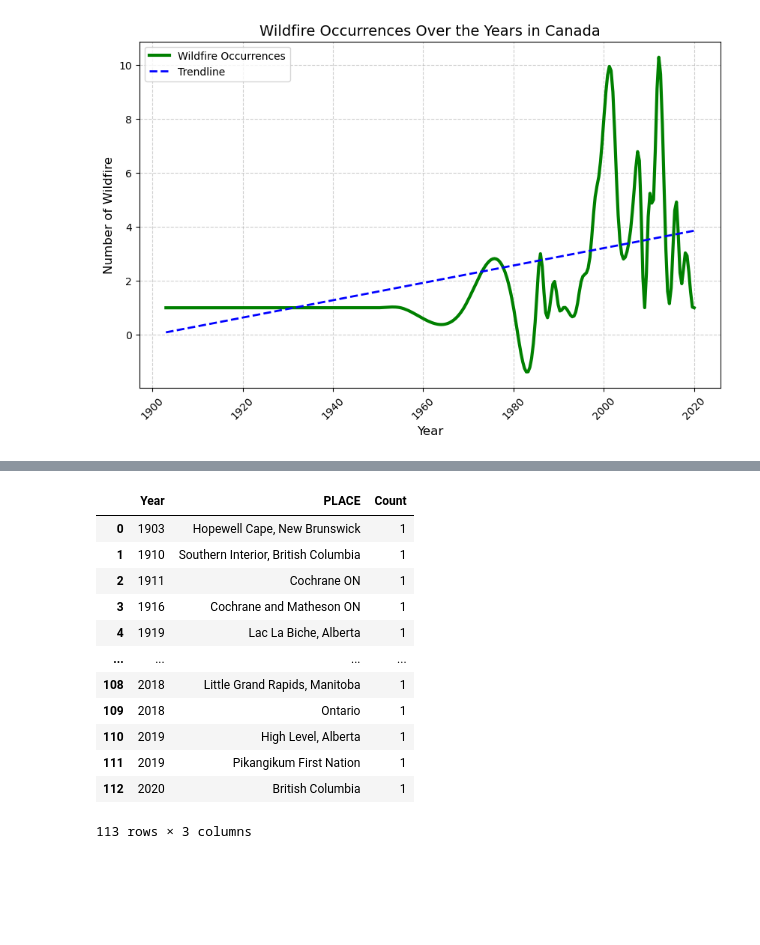
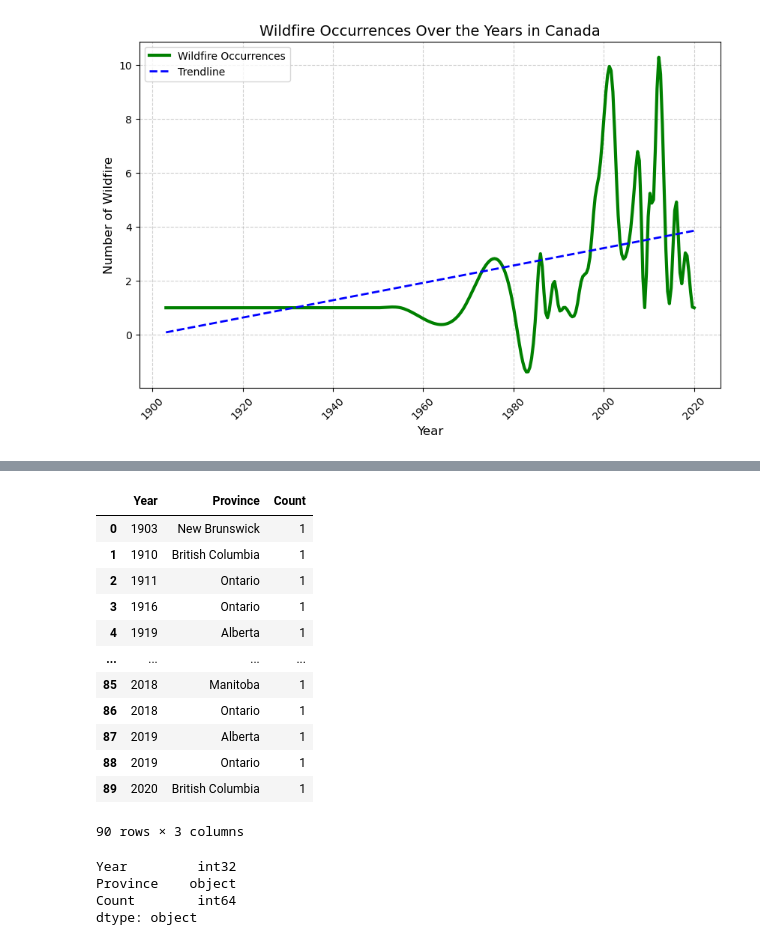
Before and after one commit to rasadariranasinghe/Climate_Change_Canada, a Jupyter notebook: wildfire.ipynb, the cells around one changed output, grey strips where cells are left out. Cells and saved outputs as stored; diff of their text form; code cells hidden in the pictures; blank space fills up the shorter version.

```diff
--- a/wildfire.ipynb
+++ b/wildfire.ipynb
@@ -274,3 +274,45 @@ plt.legend()
 plt.show()
 # %% [output]
 [figure]
+# %%
+
+# Function to categorize places into provinces
+def assign_province(place):
+    place = str(place).lower()  # Ensure case-insensitive matching
+
+    if "british columbia" in place or "bc" in place:
+        return "British Columbia"
+    elif "alberta" in place or "ab" in place:
+        return "Alberta"
+    elif "saskatchewan" in place or "sk" in place:
+        return "Saskatchewan"
+    elif "manitoba" in place or "mb" in place:
+        return "Manitoba"
+    elif "ontario" in place or "on" in place:
+        return "Ontario"
+    elif "quebec" in place or "qc" in place or "pq" in place:
+        return "Quebec"
+    elif "new brunswick" in place or "nb" in place:
+        return "New Brunswick"
+    elif "nova scotia" in place or "ns" in place:
+        return "Nova Scotia"
+    elif "prince edward island" in place or "pei" in place or "pe" in place:
+        return "Prince Edward Island"
+    elif "newfoundland" in place or "nl" in place or "labrador" in place:
+        return "Newfoundland and Labrador"
+    elif "yukon" in place or "yt" in place:
+        return "Yukon"
+    elif "northwest territories" in place or "nt" in place:
+        return "Northwest Territories"
+    elif "nunavut" in place or "nu" in place:
+        return "Nunavut"
+    elif "eastern canada" in place:
+        return "Eastern Canada"
+    else:
+        return "Unknown"  # If no match is found
+
+# Apply the function to the DataFrame
+wildfire_new_df["Province"] = wildfire_new_df["PLACE"].apply(assign_province)
+
+# Display sample output
+print(wildfire_new_df[['PLACE', 'Province']].head(20))
@@ -277,20 +358,27 @@ plt.show()
 # %%
 # Count flood occurrences per year and place
-wildfire_counts2 = wildfire_new_df.groupby(['Year', 'PLACE']).size().reset_index(name='Count')
+wildfire_counts2 = wildfire_new_df.groupby(['Year', 'Province']).size().reset_index(name='Count')
 wildfire_counts2
 # %% [output]
-|  | Year | PLACE | Count |
-| 0 | 1903 | Hopewell Cape, New Brunswick | 1 |
-| 1 | 1910 | Southern Interior, British Columbia | 1 |
-| 2 | 1911 | Cochrane ON | 1 |
-| 3 | 1916 | Cochrane and Matheson ON | 1 |
-| 4 | 1919 | Lac La Biche, Alberta | 1 |
+|  | Year | Province | Count |
+| 0 | 1903 | New Brunswick | 1 |
+| 1 | 1910 | British Columbia | 1 |
+| 2 | 1911 | Ontario | 1 |
+| 3 | 1916 | Ontario | 1 |
+| 4 | 1919 | Alberta | 1 |
 | ... | ... | ... | ... |
-| 108 | 2018 | Little Grand Rapids, Manitoba | 1 |
-| 109 | 2018 | Ontario | 1 |
-| 110 | 2019 | High Level, Alberta | 1 |
-| 111 | 2019 | Pikangikum First Nation | 1 |
-| 112 | 2020 | British Columbia | 1 |
+| 85 | 2018 | Manitoba | 1 |
+| 86 | 2018 | Ontario | 1 |
+| 87 | 2019 | Alberta | 1 |
+| 88 | 2019 | Ontario | 1 |
+| 89 | 2020 | British Columbia | 1 |
-113 rows × 3 columns
+90 rows × 3 columns
+# %%
+wildfire_counts2.dtypes
+# %% [output]
+Year         int32
+Province    object
+Count        int64
+dtype: object
 # %%
 wildfire_counts2.to_csv("wildfire_cleaned.csv", index=False)
```
Also changed, not shown: parts of 2 cells of this notebook, 5 other files.
